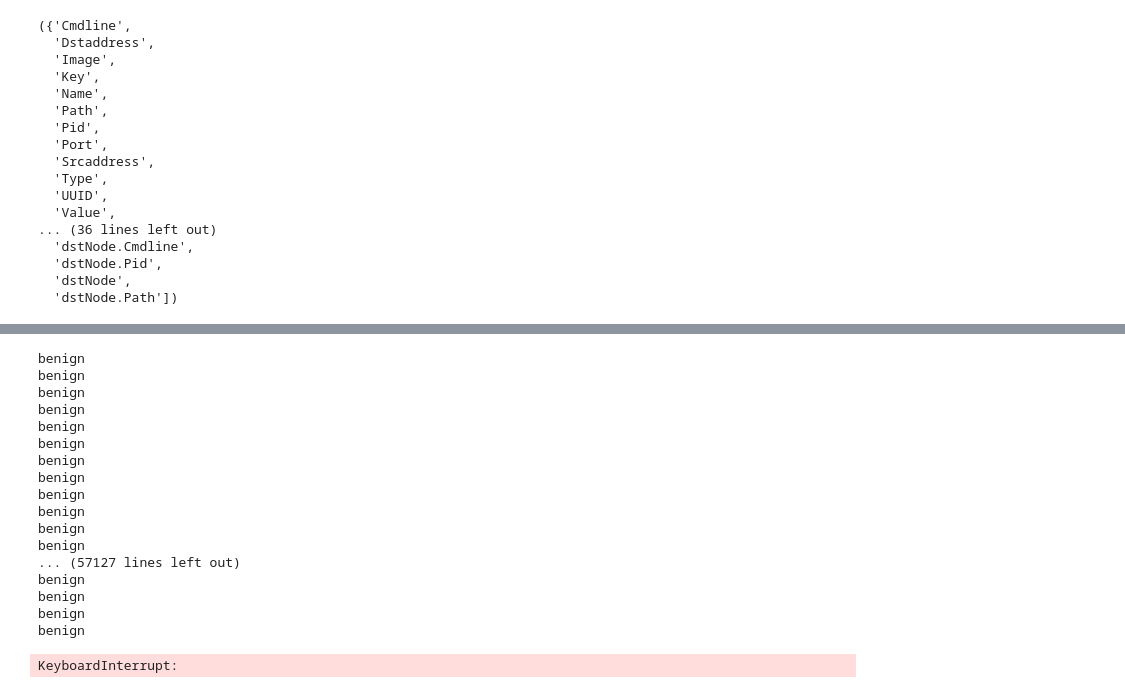
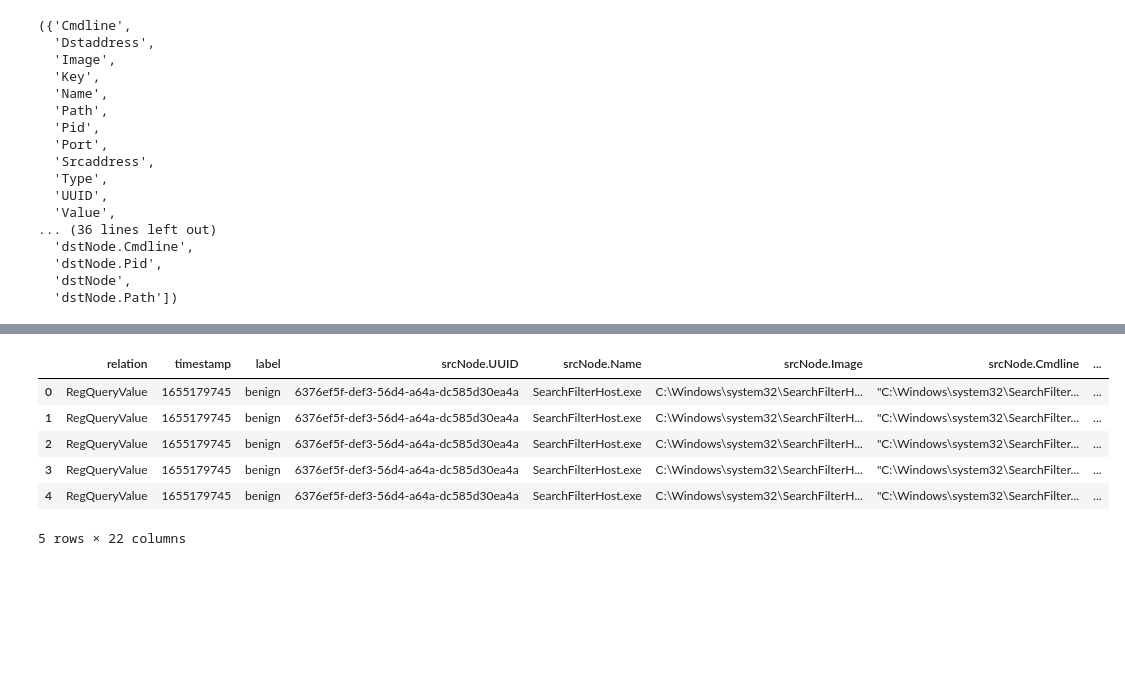
Before and after one commit to NicoaTheSix/FG, a Jupyter notebook: analysis.ipynb, the cells around one changed output, grey strips where cells are left out. Saved outputs shown, nothing was run; the diff lists cells and outputs as text; code cells hidden in the pictures; blank space fills up the shorter version.

```diff
--- a/analysis.ipynb
+++ b/analysis.ipynb
@@ -453,23 +466,10 @@ df
-# %%
-
-for _, logEntry in df.iterrows():
-    print(logEntry['label'])
-# %% [output]
-benign
-benign
-benign
-benign
-benign
-benign
-benign
-benign
-benign
-benign
-benign
-benign
-... (57127 lines left out)
-benign
-benign
-benign
-benign
-KeyboardInterrupt:
+# %%
+pd.json_normalize(loadSagaJson(globals()[listSAGAFiles[0]])).head()
+# %% [output]
+|  | relation | timestamp | label | srcNode.UUID | srcNode.Name | srcNode.Image | srcNode.Cmdline | ... |
+| 0 | RegQueryValue | 1655179745 | benign | 6376ef5f-def3-56d4-a64a-dc585d30ea4a | SearchFilterHost.exe | C:\Windows\system32\SearchFilterH... | "C:\Windows\system32\SearchFilter... | ... |
+| 1 | RegQueryValue | 1655179745 | benign | 6376ef5f-def3-56d4-a64a-dc585d30ea4a | SearchFilterHost.exe | C:\Windows\system32\SearchFilterH... | "C:\Windows\system32\SearchFilter... | ... |
+| 2 | RegQueryValue | 1655179745 | benign | 6376ef5f-def3-56d4-a64a-dc585d30ea4a | SearchFilterHost.exe | C:\Windows\system32\SearchFilterH... | "C:\Windows\system32\SearchFilter... | ... |
+| 3 | RegQueryValue | 1655179745 | benign | 6376ef5f-def3-56d4-a64a-dc585d30ea4a | SearchFilterHost.exe | C:\Windows\system32\SearchFilterH... | "C:\Windows\system32\SearchFilter... | ... |
+| 4 | RegQueryValue | 1655179745 | benign | 6376ef5f-def3-56d4-a64a-dc585d30ea4a | SearchFilterHost.exe | C:\Windows\system32\SearchFilterH... | "C:\Windows\system32\SearchFilter... | ... |
+5 rows × 22 columns
```
Also changed, not shown: parts of 12 cells of this notebook, 2 other files.
